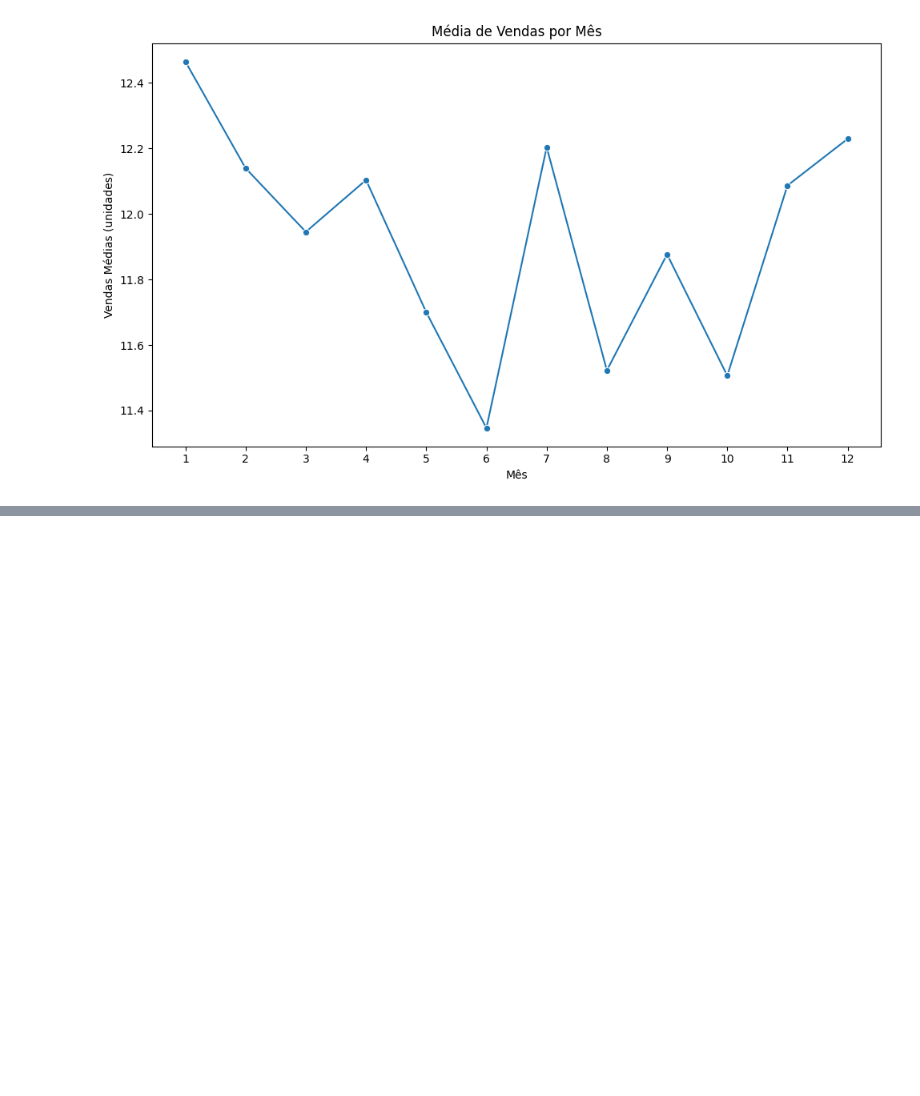
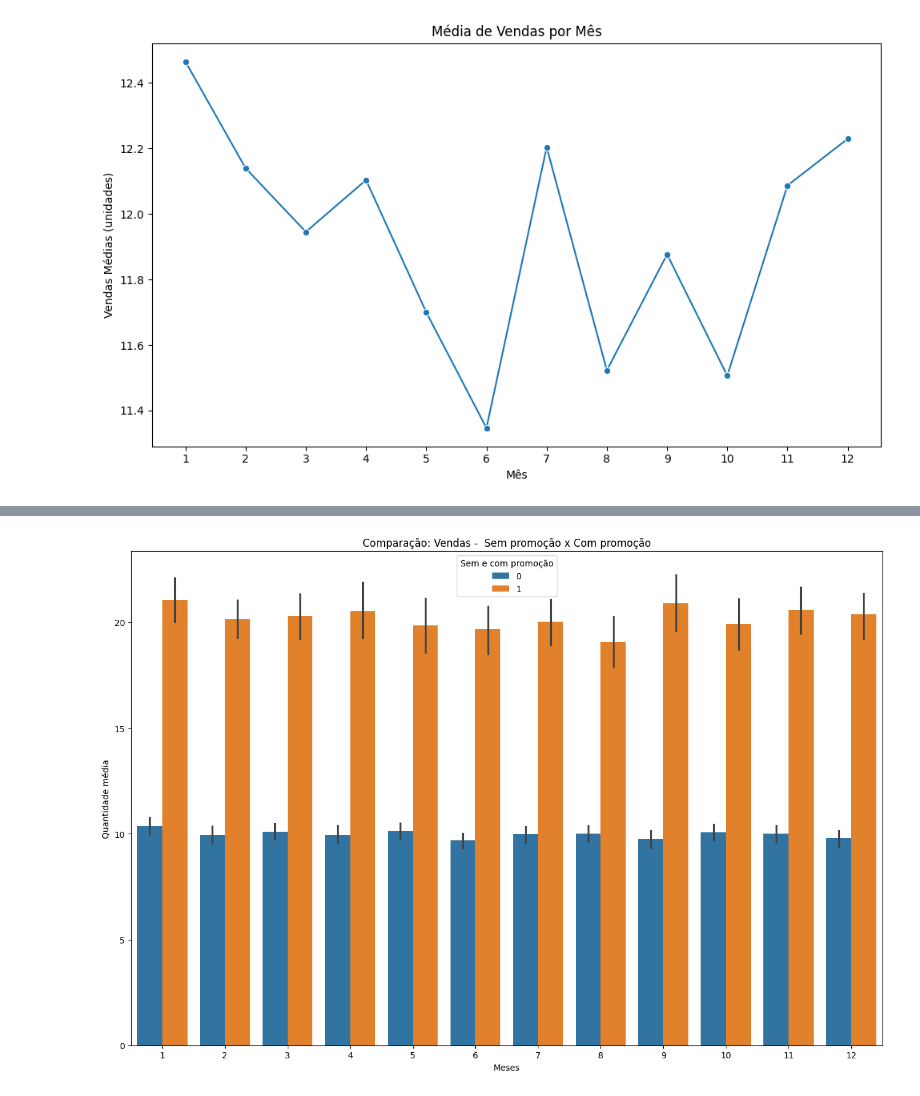
Before and after one commit to AndreiBataglia/projetos-em-ia-e-analise, a Jupyter notebook: notebooks/semana_01_analise_dados_estoque.ipynb, the cells around one changed output, grey strips where cells are left out. Cells and saved outputs as stored; diff of their text form; code cells hidden in the pictures; blank space fills up the shorter version.

```diff
--- a/notebooks/semana_01_analise_dados_estoque.ipynb
+++ b/notebooks/semana_01_analise_dados_estoque.ipynb
@@ -116,0 +144,10 @@ plt.show()
+# %%
+plt.figure(figsize=(13,9))
+sns.barplot(data=df, x="mes", y="vendas_qtd", hue=df["promocao"])
+plt.title("Comparação: Vendas -  Sem promoção x Com promoção")
+plt.xlabel("Meses")
+plt.ylabel("Quantidade média")
+plt.legend(title="Sem e com promoção")
+plt.tight_layout()
+# %% [output]
+[figure, added]
```
Also changed, not shown: parts of 3 cells of this notebook, 1 other file.
